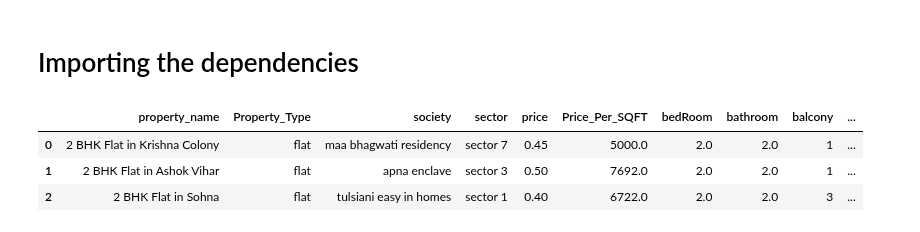
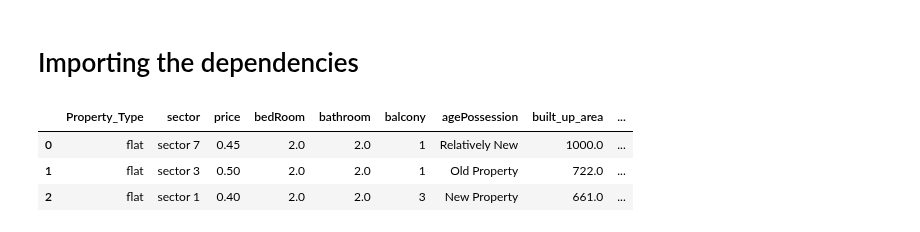
Before and after one commit to yuvraaj2002/AI_Projects, a Jupyter notebook: Find_Home.AI/Notebook_And_Dataset/Model_Building.ipynb, the cells around one changed output. Drawn from its saved outputs; the diff is of its cells as text; code cells hidden in the pictures.

```diff
--- a/Find_Home.AI/Notebook_And_Dataset/Model_Building.ipynb
+++ b/Find_Home.AI/Notebook_And_Dataset/Model_Building.ipynb
@@ -23,13 +28,10 @@ import warnings
 warnings.filterwarnings('ignore')
 # %%
 # Loading the dataset
-df = pd.read_csv('Cleaned_datasets/Combined_CleanData_V3.csv')
-
-# To see all columns
-pd.set_option('display.max_columns', None)
+df = pd.read_csv('Cleaned_datasets/Combined_CleanData_V4.csv')
 df.head(3)
 # %% [output]
-|  | property_name | Property_Type | society | sector | price | Price_Per_SQFT | bedRoom | bathroom | balcony | ... |
-| 0 | 2 BHK Flat in Krishna Colony | flat | maa bhagwati residency | sector 7 | 0.45 | 5000.0 | 2.0 | 2.0 | 1 | ... |
-| 1 | 2 BHK Flat in Ashok Vihar | flat | apna enclave | sector 3 | 0.50 | 7692.0 | 2.0 | 2.0 | 1 | ... |
-| 2 | 2 BHK Flat in Sohna | flat | tulsiani easy in homes | sector 1 | 0.40 | 6722.0 | 2.0 | 2.0 | 3 | ... |
+|  | Property_Type | sector | price | bedRoom | bathroom | balcony | agePossession | built_up_area | ... |
+| 0 | flat | sector 7 | 0.45 | 2.0 | 2.0 | 1 | Relatively New | 1000.0 | ... |
+| 1 | flat | sector 3 | 0.50 | 2.0 | 2.0 | 1 | Old Property | 722.0 | ... |
+| 2 | flat | sector 1 | 0.40 | 2.0 | 2.0 | 3 | New Property | 661.0 | ... |
```
Also changed, not shown: parts of 59 cells of this notebook.
